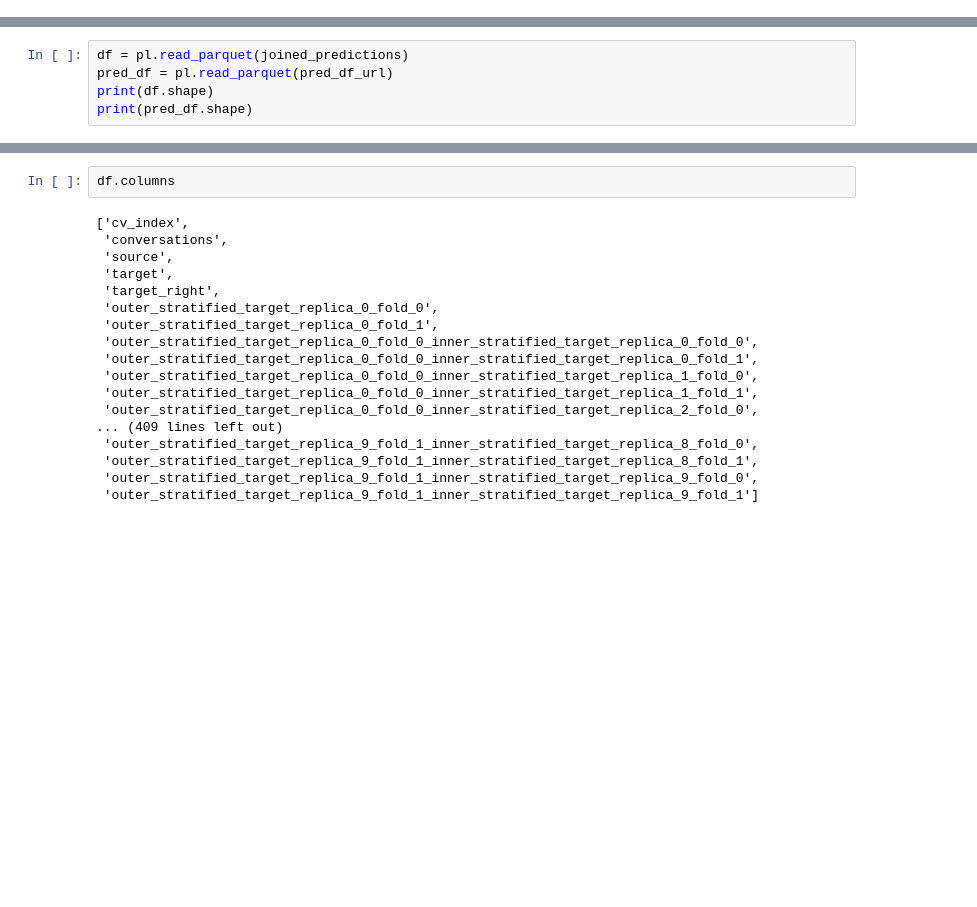
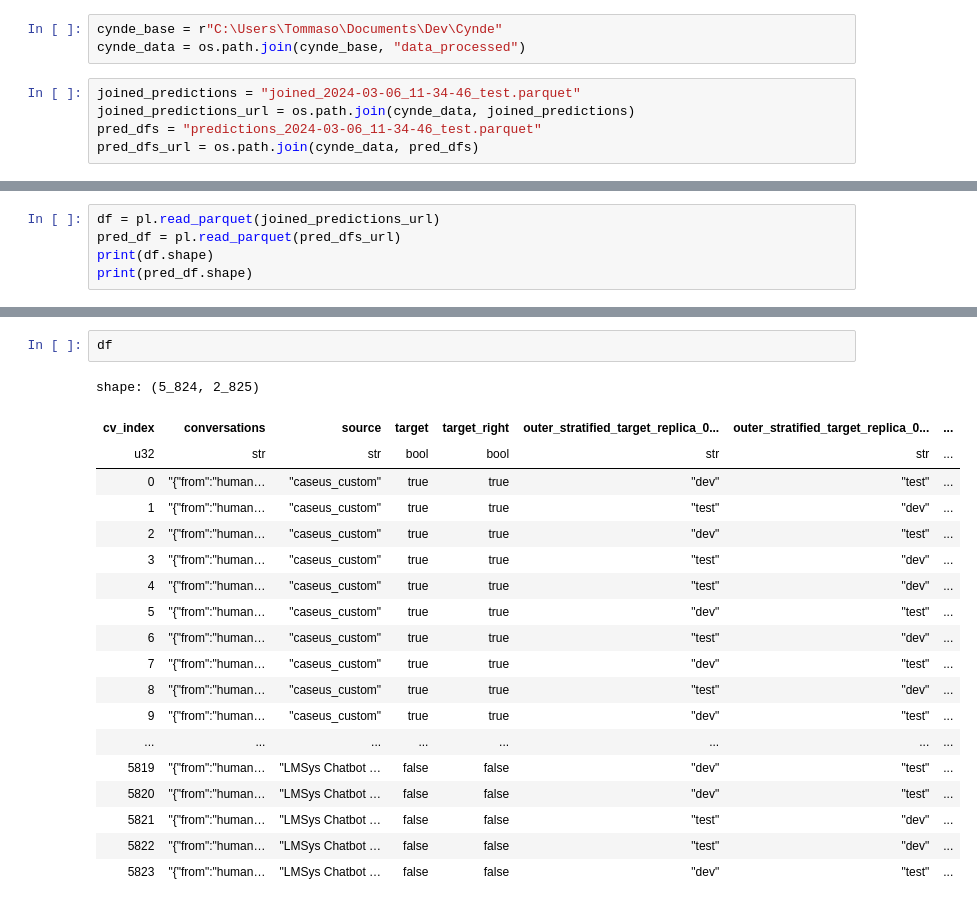
Before and after one commit to Neural-Dragon-AI/Cynde, a Jupyter notebook: examples/analyse_results.ipynb, the cells around one changed output, grey strips where cells are left out. Saved outputs shown, nothing was run; the diff lists cells and outputs as text; blank space fills up the shorter version.

```diff
--- a/examples/analyse_results.ipynb
+++ b/examples/analyse_results.ipynb
@@ -5,0 +4,8 @@ pred_df_url = "/Users/tommasofurlanello/Documents/Dev/Cynde/data_processed/predi
+# %%
+cynde_base = r"C:\Users\Tommaso\Documents\Dev\Cynde"
+cynde_data = os.path.join(cynde_base, "data_processed")
+# %%
+joined_predictions = "joined_2024-03-06_11-34-46_test.parquet"
+joined_predictions_url = os.path.join(cynde_data, joined_predictions)
+pred_dfs = "predictions_2024-03-06_11-34-46_test.parquet"
+pred_dfs_url = os.path.join(cynde_data, pred_dfs)
@@ -6,6 +16,6 @@ pred_df_url = "/Users/tommasofurlanello/Documents/Dev/Cynde/data_processed/predi
 # %%
-df = pl.read_parquet(joined_predictions)
-pred_df = pl.read_parquet(pred_df_url)
+df = pl.read_parquet(joined_predictions_url)
+pred_df = pl.read_parquet(pred_dfs_url)
 print(df.shape)
 print(pred_df.shape)
 # %% [output]
@@ -36,20 +70,22 @@ shape: (5_824, 422)
 # %%
-df.columns
+df
 # %% [output]
-['cv_index',
- 'conversations',
- 'source',
- 'target',
- 'target_right',
- 'outer_stratified_target_replica_0_fold_0',
- 'outer_stratified_target_replica_0_fold_1',
- 'outer_stratified_target_replica_0_fold_0_inner_stratified_target_replica_0_fold_0',
- 'outer_stratified_target_replica_0_fold_0_inner_stratified_target_replica_0_fold_1',
- 'outer_stratified_target_replica_0_fold_0_inner_stratified_target_replica_1_fold_0',
- 'outer_stratified_target_replica_0_fold_0_inner_stratified_target_replica_1_fold_1',
- 'outer_stratified_target_replica_0_fold_0_inner_stratified_target_replica_2_fold_0',
-... (409 lines left out)
- 'outer_stratified_target_replica_9_fold_1_inner_stratified_target_replica_8_fold_0',
- 'outer_stratified_target_replica_9_fold_1_inner_stratified_target_replica_8_fold_1',
- 'outer_stratified_target_replica_9_fold_1_inner_stratified_target_replica_9_fold_0',
- 'outer_stratified_target_replica_9_fold_1_inner_stratified_target_replica_9_fold_1']
+shape: (5_824, 2_825)
+| cv_index | conversations | source | target | target_right | outer_stratified_target_replica_0... | outer_stratified_target_replica_0... | ... |
+| u32 | str | str | bool | bool | str | str | ... |
+| 0 | "{"from":"human… | "caseus_custom" | true | true | "dev" | "test" | ... |
+| 1 | "{"from":"human… | "caseus_custom" | true | true | "test" | "dev" | ... |
+| 2 | "{"from":"human… | "caseus_custom" | true | true | "dev" | "test" | ... |
+| 3 | "{"from":"human… | "caseus_custom" | true | true | "test" | "dev" | ... |
+| 4 | "{"from":"human… | "caseus_custom" | true | true | "test" | "dev" | ... |
+| 5 | "{"from":"human… | "caseus_custom" | true | true | "dev" | "test" | ... |
+| 6 | "{"from":"human… | "caseus_custom" | true | true | "test" | "dev" | ... |
+| 7 | "{"from":"human… | "caseus_custom" | true | true | "dev" | "test" | ... |
+| 8 | "{"from":"human… | "caseus_custom" | true | true | "test" | "dev" | ... |
+| 9 | "{"from":"human… | "caseus_custom" | true | true | "dev" | "test" | ... |
+| ... | ... | ... | ... | ... | ... | ... | ... |
+| 5819 | "{"from":"human… | "LMSys Chatbot … | false | false | "dev" | "test" | ... |
+| 5820 | "{"from":"human… | "LMSys Chatbot … | false | false | "dev" | "test" | ... |
+| 5821 | "{"from":"human… | "LMSys Chatbot … | false | false | "test" | "dev" | ... |
+| 5822 | "{"from":"human… | "LMSys Chatbot … | false | false | "test" | "dev" | ... |
+| 5823 | "{"from":"human… | "LMSys Chatbot … | false | false | "dev" | "test" | ... |
```
Also changed, not shown: parts of 15 cells of this notebook, 4 other files.
